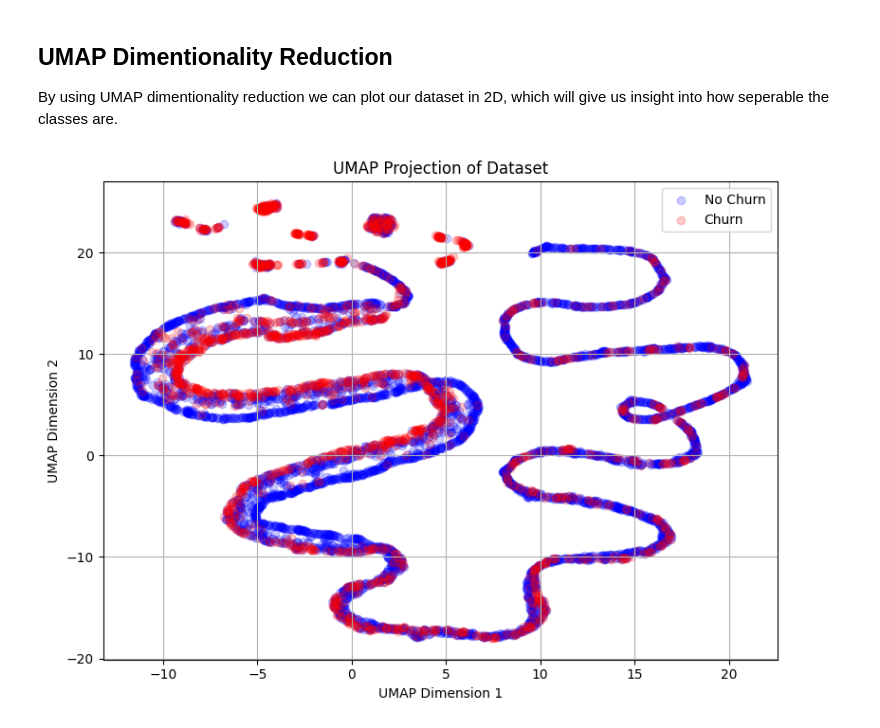
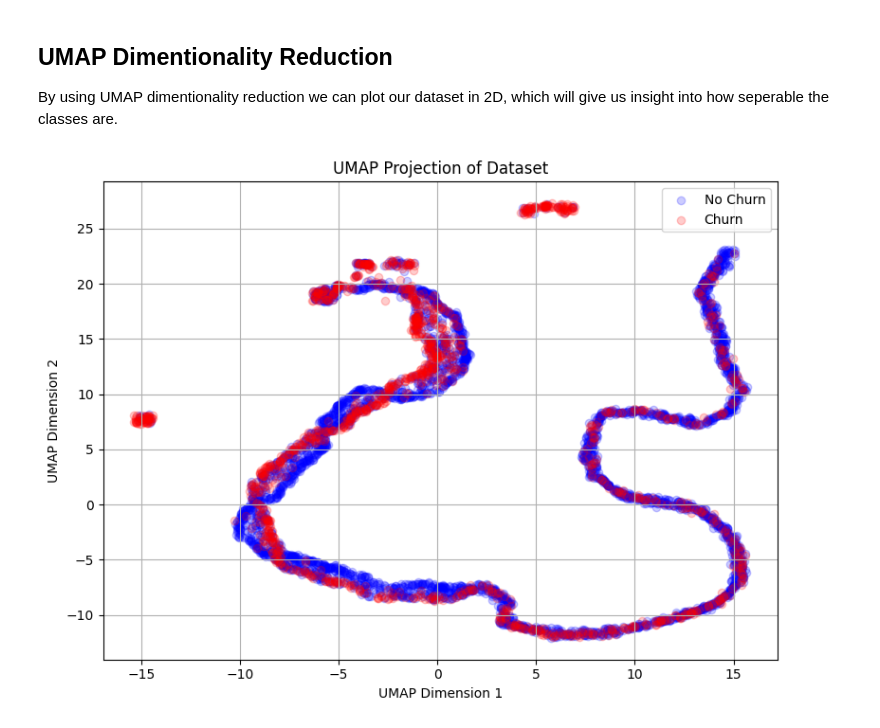
Before and after one commit to yeshwanthkonk/TelecomChurnPrediction_HybridModel_UVIC_503, a Jupyter notebook: Churn_Prediction_Dimentionality_Reduction.ipynb, the cells around one changed output. Drawn from its saved outputs; the diff is of its cells as text; code cells hidden in the pictures.

```diff
--- a/Churn_Prediction_Dimentionality_Reduction.ipynb
+++ b/Churn_Prediction_Dimentionality_Reduction.ipynb
@@ -91,22 +91,33 @@ By using UMAP dimentionality reduction we can plot our dataset in 2D, which will
 import umap
 import matplotlib.pyplot as plt
 
+n_sample = 2000  # size of sample to fit UMAP on
+random_state = 42
+np.random.seed(random_state)
+
+# Create a random sample of indices
+sample_indices = np.random.choice(X.shape[0], size=n_sample, replace=False)
+all_indices = np.arange(X.shape[0])
+non_sample_indices = np.setdiff1d(all_indices, sample_indices)
+X_sample = X[sample_indices]
+
 # Initialize UMAP reducer
-reducer = umap.UMAP(n_components=2, n_neighbors=50, min_dist=0.5, random_state=42)
+reducer = umap.UMAP(n_components=2, n_neighbors=50, min_dist=0.5, random_state=random_state)
+reducer.fit(X_sample)
 
 # Fit and transform X to 2D
-X_umap = reducer.fit_transform(X)
+X_umap = reducer.transform(X[non_sample_indices])
 # %%
 # Plotting
 plt.figure(figsize=(8, 6))
-plt.scatter(X_umap[y == 0, 0], X_umap[y == 0, 1], c='blue', label='No Churn', alpha=0.2)
-plt.scatter(X_umap[y == 1, 0], X_umap[y == 1, 1], c='red', label='Churn', alpha=0.2)
+plt.scatter(X_umap[y[non_sample_indices] == 0, 0], X_umap[y[non_sample_indices] == 0, 1], c='blue', label='No Churn', alpha=0.2)
+plt.scatter(X_umap[y[non_sample_indices] == 1, 0], X_umap[y[non_sample_indices] == 1, 1], c='red', label='Churn', alpha=0.2)
 plt.xlabel('UMAP Dimension 1')
 plt.ylabel('UMAP Dimension 2')
 plt.title('UMAP Projection of Dataset')
 plt.legend()
 plt.grid(True)
 plt.tight_layout()
 plt.show()
 # %% [output]
-[figure, old version]
+[figure, new version]
```
